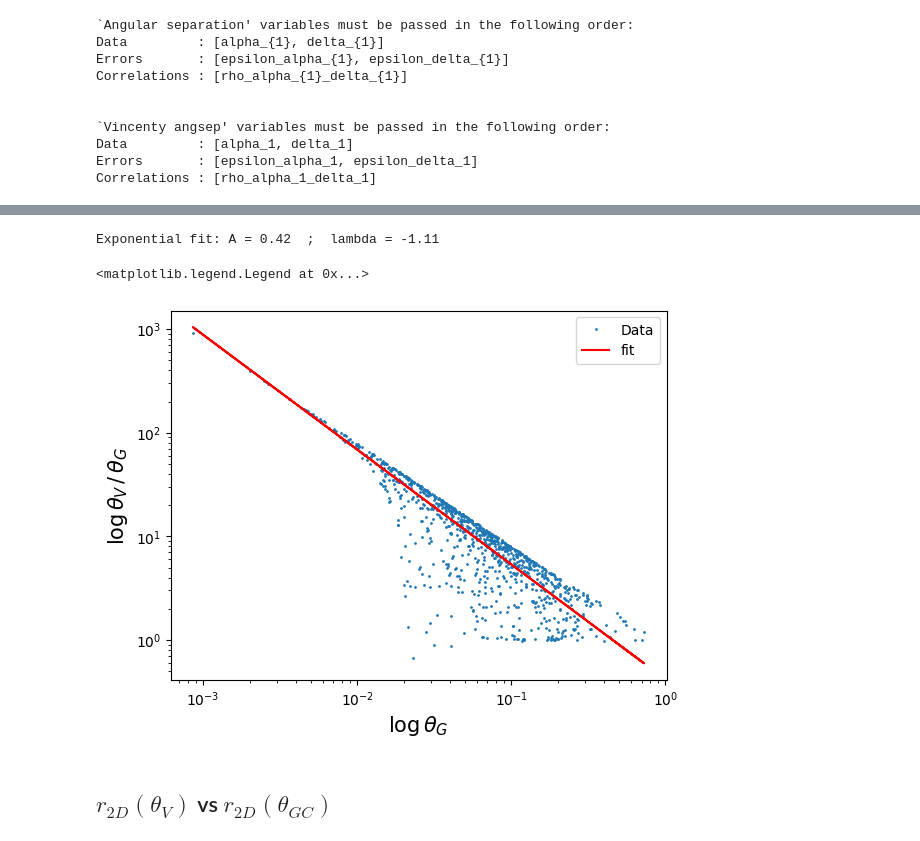
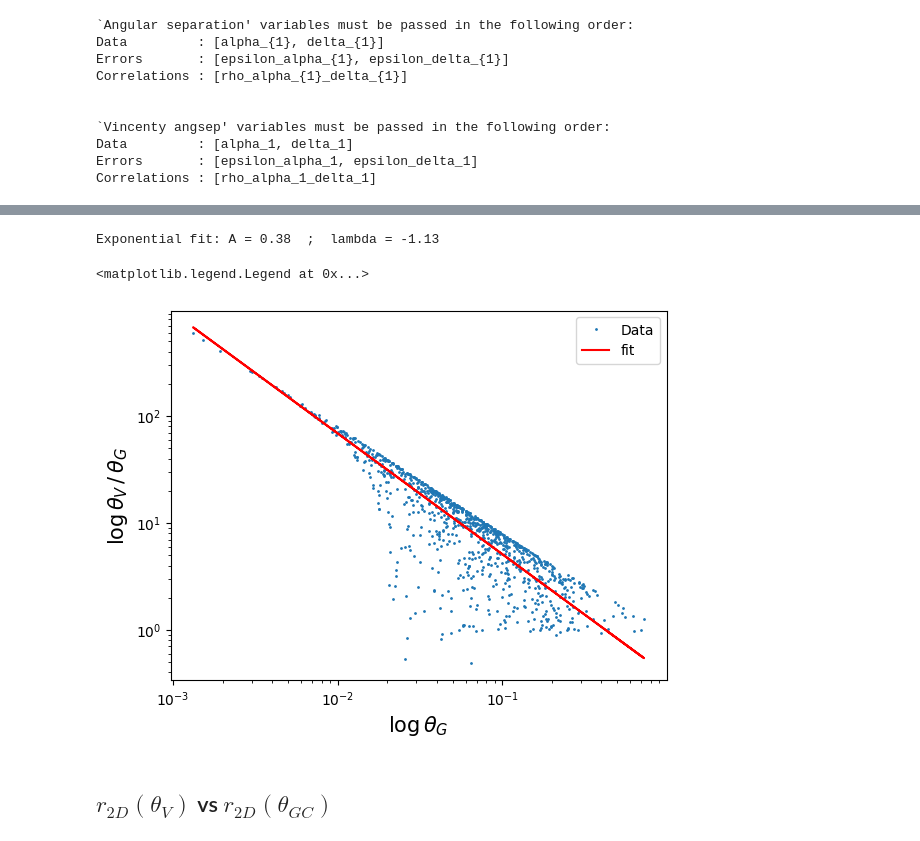
Before and after one commit to pietroferraiuolo/GRASP, a Jupyter notebook: scripts/n6121_analysis.ipynb, the cells around one changed output, grey strips where cells are left out. Drawn from its saved outputs; the diff is of its cells as text; code cells hidden in the pictures.

```diff
--- a/scripts/n6121_analysis.ipynb
+++ b/scripts/n6121_analysis.ipynb
@@ -140,23 +180,23 @@ A = 51994.87  ;  lambda = -1.79
 # %%
-fit = grasp.stats.fit_data(theta_1[t_ratio<400], t_ratio[t_ratio<400], fit='power')
+fit = grasp.stats.fit_data(t_ratio[t_ratio<400], fit='power', x_data=theta_1[t_ratio<400])
 
 coeffs = fit['parameters']
 
 exp = grasp.stats._get_function('power')
 exp = exp(theta_1, *coeffs)
 print(f"Exponential fit: A = {coeffs[0]:.2f}  ;  lambda = {coeffs[1]:.2f}")
 
 plt.plot(theta_1, t_ratio, 'o', markersize=1, label='Data')
 plt.plot(theta_1, exp, c='r', label='fit')
 plt.xlabel(r'$\log{\theta_G}$', fontdict=grasp.plots.label_font)
 plt.ylabel(r'$\log{\theta_V\,/\,\theta_G}$', fontdict=grasp.plots.label_font)
 plt.yscale('log')
 plt.xscale('log')
 plt.legend()
 # %% [output]
-Exponential fit: A = 0.42  ;  lambda = -1.11
+Exponential fit: A = 0.38  ;  lambda = -1.13
 <matplotlib.legend.Legend at 0x...>
-[figure, old version]
+[figure, new version]
 # %% [markdown]
 ## $r_{2D}(\theta_V)$ vs $r_{2D}(\theta_{GC})$
 # %%
```
Also changed, not shown: parts of 18 cells of this notebook, 8 other files.
